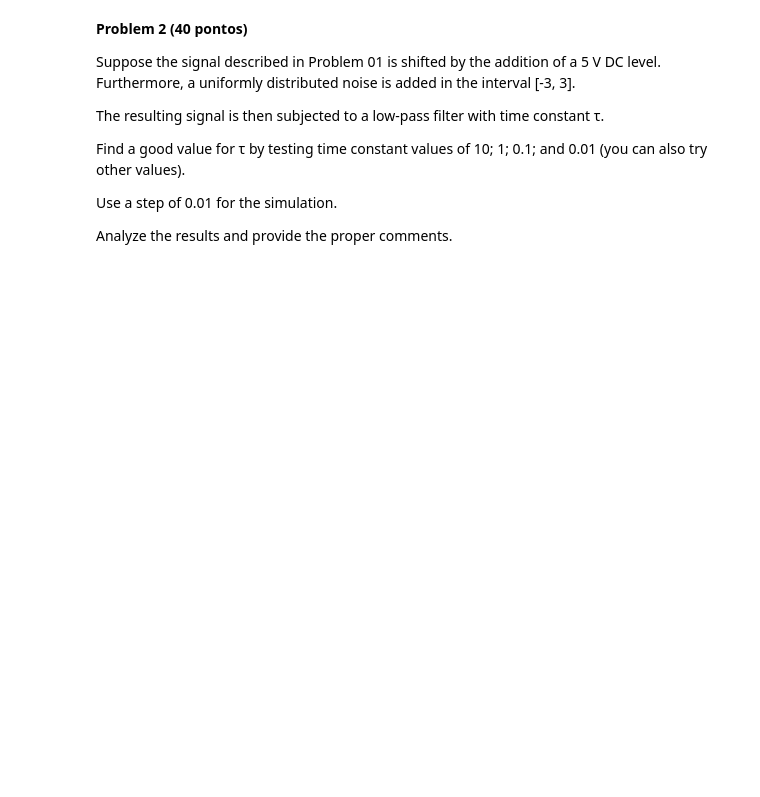
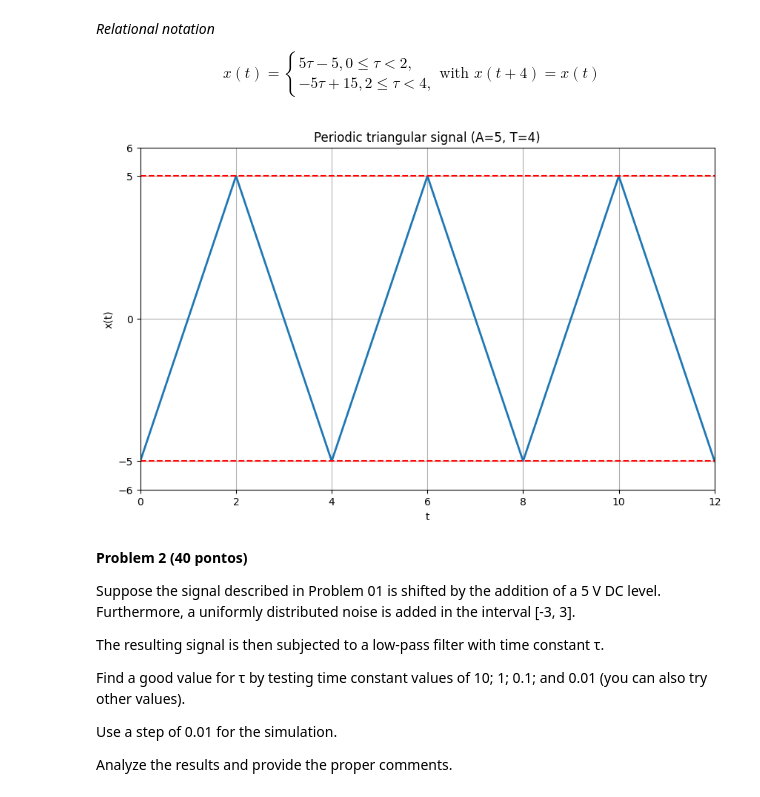
Before and after one commit to saulosgil/Disciplina_Modelagem-e-simula--o-de-sistemas, a Jupyter notebook: exercises/SE06/SE06_SauloGil.ipynb, the cells around one changed output. Drawn from its saved outputs; the diff is of its cells as text; code cells hidden in the pictures; blank space fills up the shorter version.

```diff
--- a/exercises/SE06/SE06_SauloGil.ipynb
+++ b/exercises/SE06/SE06_SauloGil.ipynb
@@ -8,6 +8,43 @@ Analyze the results and provide the proper comments.
 <p align="center">
   <img src="img/img_problem_1.png" width="500"/>
 </p>
+# %% [markdown]
+*Relational notation*
+
+$$x(t)=
+\begin{cases}
+   5 \tau - 5, 0 \le \tau \lt 2, \\
+  -5 \tau + 15, 2 \le \tau \lt 4,
+\end{cases} \text{with } x(t + 4) = x(t)
+$$
+# %%
+# libraries
+import numpy as np
+import matplotlib.pyplot as plt
+
+# Periodic triangle
+def x_tri(t, T=4.0):
+    tau = np.mod(t, T)
+    return np.where(tau < 2.0, 5.0*tau - 5.0, -5.0*tau + 15.0)
+
+# Simulation
+t = np.linspace(0, 12, 2000)
+x = x_tri(t)
+
+# Plot
+plt.figure(figsize=(10, 6))
+plt.plot(t, x, linewidth=2)
+plt.title("Periodic triangular signal (A=5, T=4)")
+plt.xlabel("t")
+plt.ylabel("x(t)")
+plt.ylim(-6, 6)
+plt.hlines([5, -5], xmin=0, xmax=12, colors='r', linestyles='--', linewidth=1.5)
+plt.yticks([-6, -5, 0, 5, 6])
+plt.xlim(0, 12)
+plt.grid()
+plt.show()
+# %% [output]
+[figure, added]
 # %% [markdown]
 **Problem 2 (40 pontos)**
 
```
Also changed, not shown: parts of 1 cell of this notebook.
